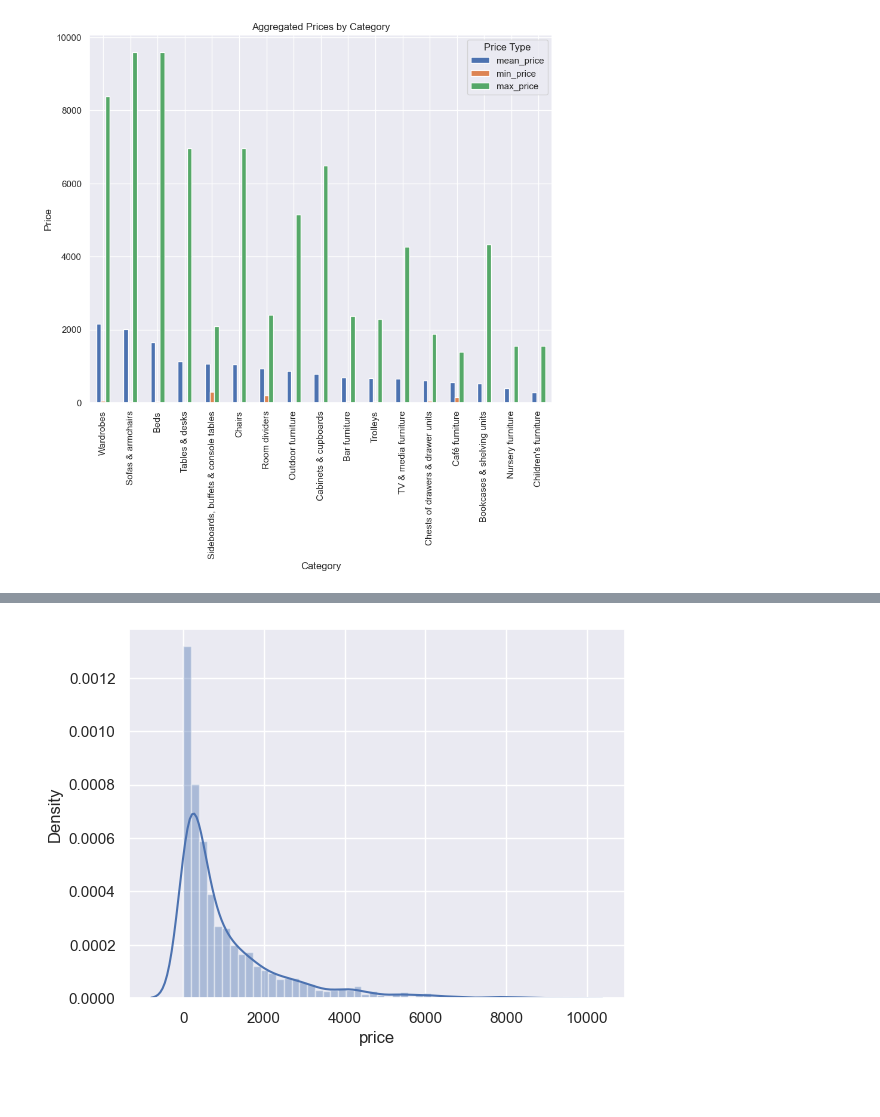
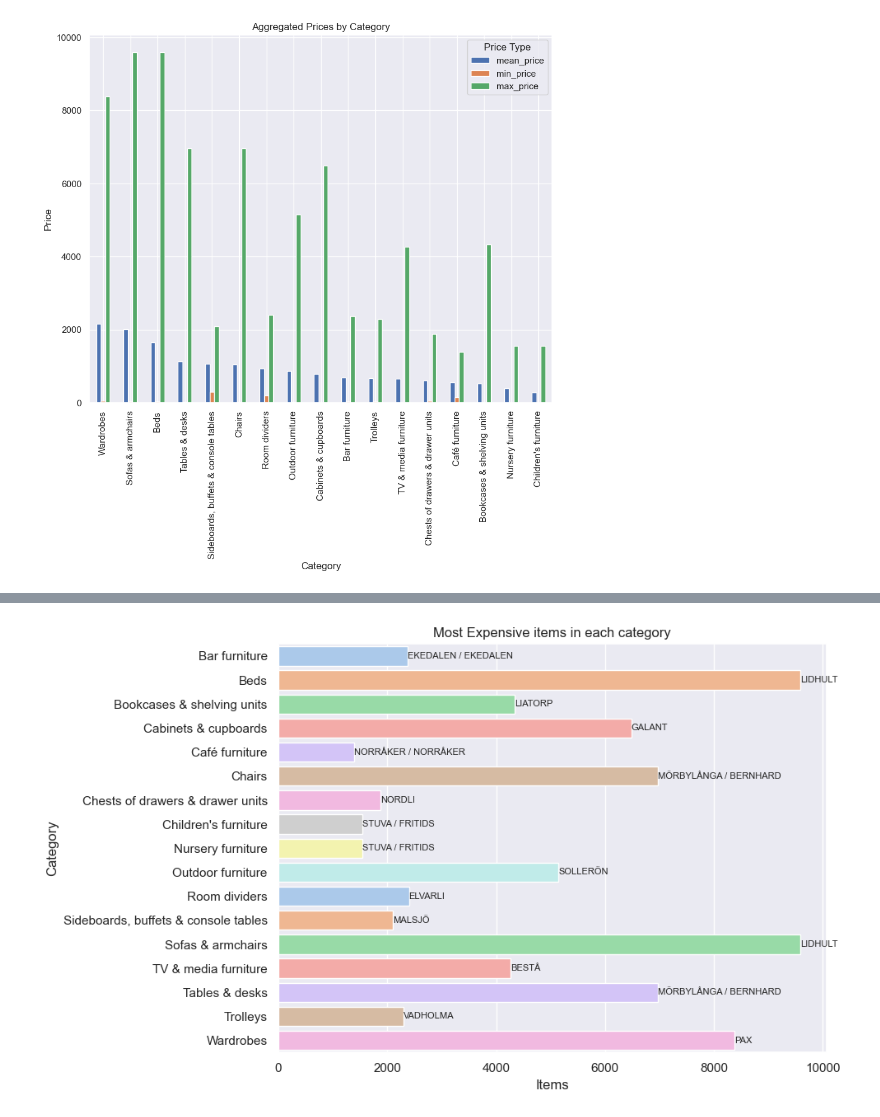
Before and after one commit to MarinaYurchenko/Python-Step-Project, a Jupyter notebook: Python Step project/Step.ipynb, the cells around one changed output, grey strips where cells are left out. Cells and saved outputs as stored; diff of their text form; code cells hidden in the pictures; blank space fills up the shorter version.

```diff
--- a/Python Step project/Step.ipynb
+++ b/Python Step project/Step.ipynb
@@ -193,6 +442,6 @@ Due to this primar research it is obvious that the main problems are the presenc
 # %%
 # 1. Which category has the highest amount of items?
-category_counts = ikea['category'].value_counts().reset_index()
+category_counts = ikea_ds['category'].value_counts().reset_index()
 category_counts.columns = ['category', 'count']
 
 category_counts = category_counts.sort_values('count', ascending=False)
@@ -209,10 +458,8 @@ plt.show()
 # %% [output]
 [figure]
 # %%
-# 2. transforming the 'other_colors' column to boolean for further operations.
-ikea['other_colors_bool'] = ikea['other_colors'].map({'Yes': True, 'No': False})
-
-group=ikea.groupby('category')['other_colors_bool'].sum().sort_values(ascending=False)
+# 3 How many item in each category are available in other colors?
+group=ikea_ds.groupby('category')['other_colors_bool'].sum().sort_values(ascending=False)
 sns.barplot(x=group.values, y=group.index, palette='pastel')
 for i, count in enumerate(group.values):
     plt.text(count + 0.1, i, f'{count}', va='center')
@@ -275,4 +527,18 @@ sns.kdeplot(data=ikea, x="price", hue="sellable_online")
-# %%
-sns.distplot(ikea['price']);
-# %% [output]
-[figure, removed]
+# %%
+# Displaying Most expensive items per category
+most_expensive = ikea_ds.groupby('category')['price'].idxmax()
+result = ikea_ds.loc[most_expensive, ['category', 'name', 'price']]
+
+plt.figure(figsize=(10, 6))
+sns.barplot(x='price', y='category', data=result, palette='pastel')
+plt.xlabel('Items')
+plt.ylabel('Category')
+plt.title('Most Expensive items in each category')
+plt.tight_layout()
+
+for i, (_, row) in enumerate(result.iterrows()):
+    plt.text(row['price'], i, row['name'], ha='left', va='center', fontsize=8)
+
+plt.show()
+# %% [output]
+[figure, added]
```
Also changed, not shown: parts of 71 cells of this notebook.
